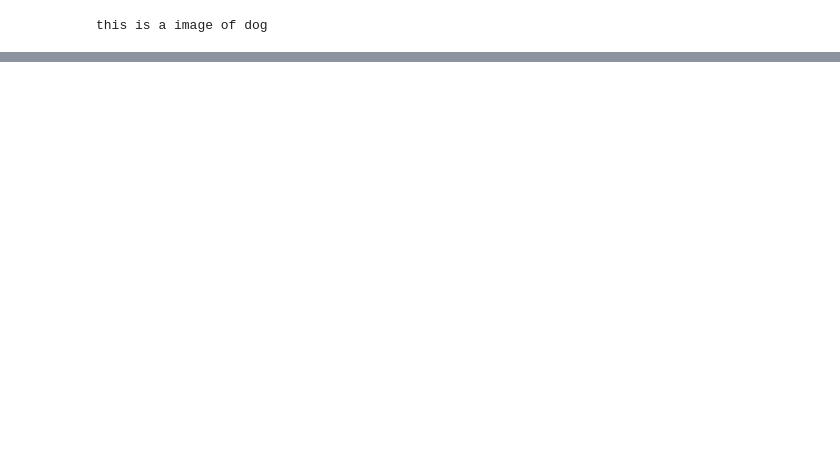
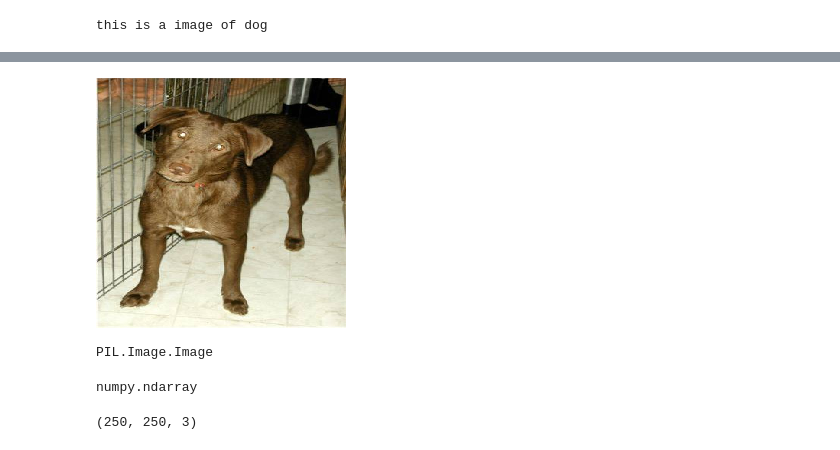
Before and after one commit to Sudhir956020/DL_CNN, a Jupyter notebook: CNN_dogs_vs_cats.ipynb, the cells around one changed output, grey strips where cells are left out. Cells and saved outputs as stored; diff of their text form; code cells hidden in the pictures; blank space fills up the shorter version.

```diff
--- a/CNN_dogs_vs_cats.ipynb
+++ b/CNN_dogs_vs_cats.ipynb
@@ -226,0 +241,8 @@ this is a image of dog
+# %%
+myimg
+# %% [output]
+[figure, added]
+# %%
+  type(myimg)
+# %% [output]
+PIL.Image.Image
@@ -226,0 +251,4 @@ this is a image of dog
+# %%
+type(img)
+# %% [output]
+numpy.ndarray
@@ -226,0 +265,4 @@ this is a image of dog
+# %%
+img.shape
+# %% [output]
+(250, 250, 3)
```
Also changed, not shown: parts of 25 cells of this notebook.
